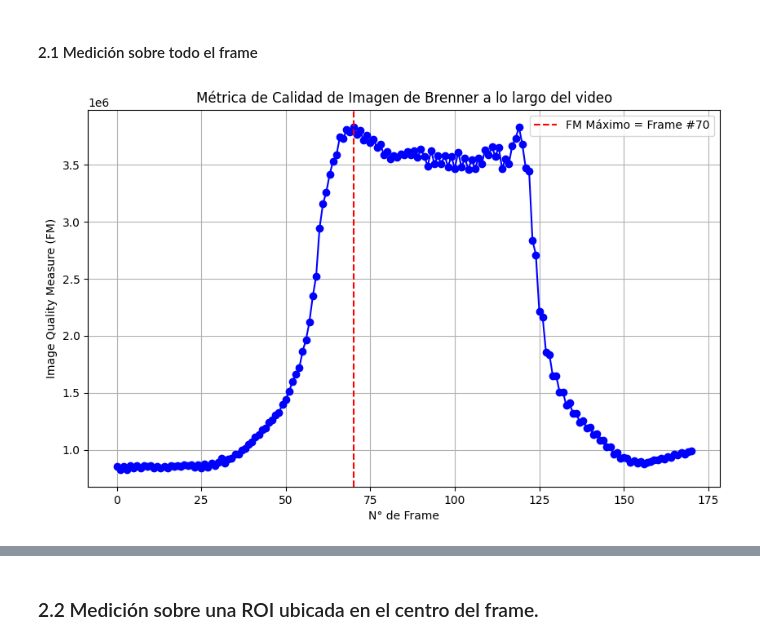
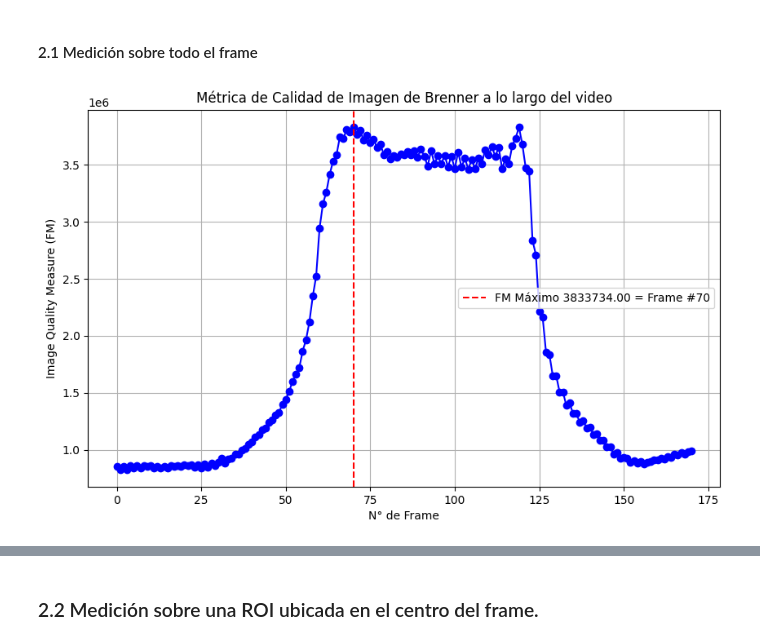
Before and after one commit to nataliaespector/CEIA-VisionPorComputadora-TPs, a Jupyter notebook: TP2/Detector_Enfoque.ipynb, the cells around one changed output, grey strips where cells are left out. Drawn from its saved outputs; the diff is of its cells as text; code cells hidden in the pictures.

```diff
--- a/TP2/Detector_Enfoque.ipynb
+++ b/TP2/Detector_Enfoque.ipynb
@@ -256,39 +256,41 @@ def ImageQualityMeasureBrenner(image):
 # %% [markdown]
 #### 2.1 Medición sobre todo el frame
 # %%
-# Abre el video
+def medir_enfoque(video_path, measure_function):
+    captura_video = cv.VideoCapture(video_path)
+
+    if not captura_video.isOpened():
+        print("Error al abrir el archivo de video")
+        return None, None
+    else:
+        num_frames = int(captura_video.get(cv.CAP_PROP_FRAME_COUNT))
+        FM = []
+        for i in range(num_frames):
+            ret, frame = captura_video.read()
+            if ret:
+                FM.append(measure_function(frame))
+            else:
+                break
+
+    captura_video.release()
+    cv.destroyAllWindows()
+
+    max_FM = np.max(FM)
+    max_frame_index = np.argmax(FM)
+
+    return FM, (max_FM, max_frame_index)
+
 video_path = 'videos/focus_video.mov'
-captura_video = cv.VideoCapture(video_path)
-
-if not captura_video.isOpened():
-    print("Error al abrir el archivo de video")
-else:
-    num_frames = int(captura_video.get(cv.CAP_PROP_FRAME_COUNT))
-    FM = []
-    for i in range(num_frames):
-        ret, frame = captura_video.read()
-        if ret:
-            FM.append(ImageQualityMeasureBrenner(frame))
-        else:
-            break
-
-# Libera el objeto de captura de video
-captura_video.release()
-cv.destroyAllWindows()
-
-# Calcula el frame con máximo valor de FM
-max_FM = np.max(FM)
-max_frame_index = np.argmax(FM)
-
-# Muestra los resultados
-plt.figure(figsize=(10, 6))
-plt.plot(FM, marker='o', color='b')
-plt.axvline(x=max_frame_index, color='r', linestyle='--', label=f'FM Máximo = Frame #{max_frame_index}')
-plt.title('Métrica de Calidad de Imagen de Brenner a lo largo del video')
-plt.xlabel('N° de Frame')
-plt.ylabel('Image Quality Measure (FM)')
-plt.grid()
-plt.legend()
-plt.show()
+FM, (max_FM, max_frame_index) = medir_enfoque(video_path, ImageQualityMeasureBrenner)
-# %% [output]
-[figure, removed]
+# %%
+plt.figure(figsize=(10, 6))
+plt.plot(FM, marker='o', color='b')
+plt.axvline(x=max_frame_index, color='r', linestyle='--', label=f'FM Máximo {max_FM:.2f} = Frame #{max_frame_index}')
+plt.title('Métrica de Calidad de Imagen de Brenner a lo largo del video')
+plt.xlabel('N° de Frame')
+plt.ylabel('Image Quality Measure (FM)')
+plt.grid(True)
+plt.legend()
+plt.show()
+# %% [output]
+[figure, added]
```
Also changed, not shown: parts of 13 cells of this notebook.
